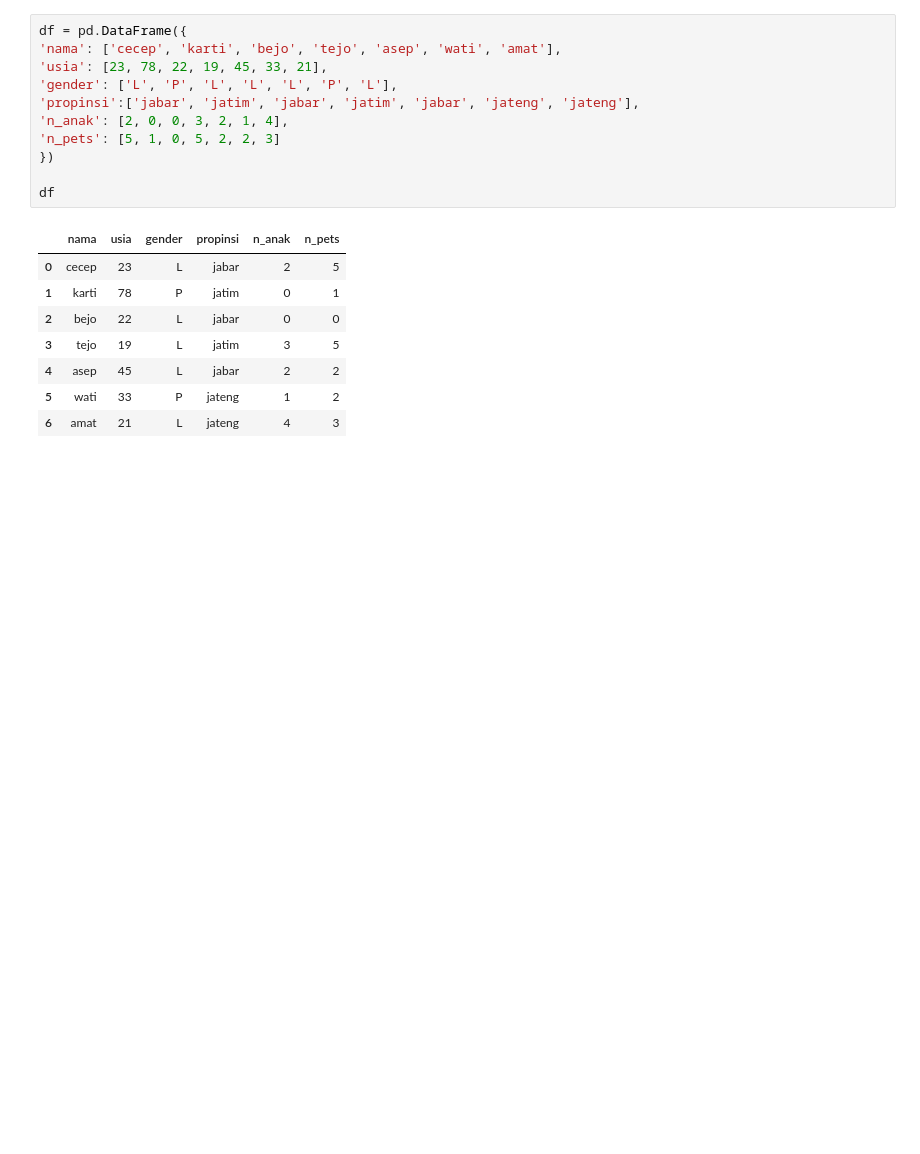
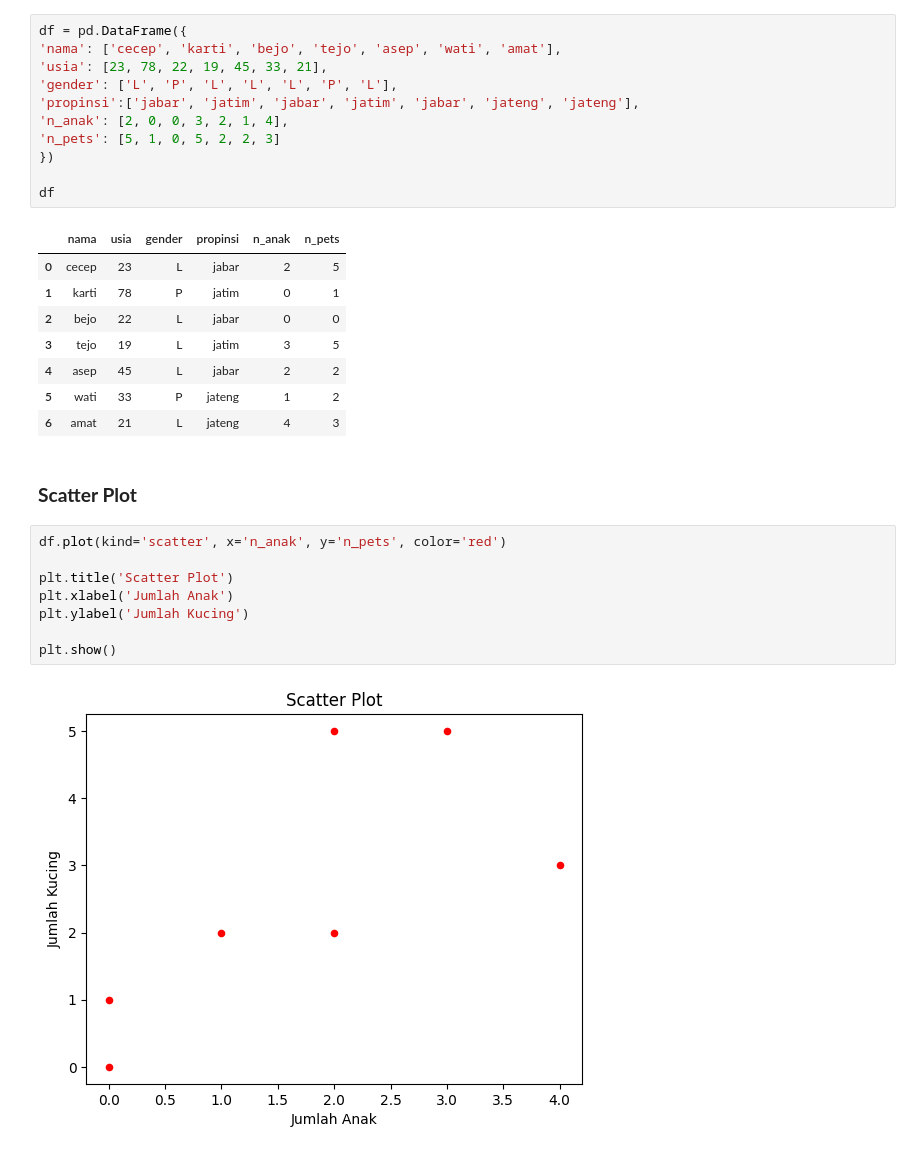
Before and after one commit to LatiefDataVisionary/matplotlib-with-indonesia-belajar, a Jupyter notebook: Matplotlib_20_|_Pandas_Data_Frame_dan_Matplotlib_|_Part_1.ipynb, the cells around one changed output. Drawn from its saved outputs; the diff is of its cells as text; blank space fills up the shorter version.

Commit message:
Scatter Plot

```diff
--- a/Matplotlib_20_|_Pandas_Data_Frame_dan_Matplotlib_|_Part_1.ipynb
+++ b/Matplotlib_20_|_Pandas_Data_Frame_dan_Matplotlib_|_Part_1.ipynb
@@ -34,3 +34,15 @@ df
 | 4 | asep | 45 | L | jabar | 2 | 2 |
 | 5 | wati | 33 | P | jateng | 1 | 2 |
 | 6 | amat | 21 | L | jateng | 4 | 3 |
+# %% [markdown]
+### **Scatter Plot**
+# %%
+df.plot(kind='scatter', x='n_anak', y='n_pets', color='red')
+
+plt.title('Scatter Plot')
+plt.xlabel('Jumlah Anak')
+plt.ylabel('Jumlah Kucing')
+
+plt.show()
+# %% [output]
+[figure, added]
```
Also changed, not shown: parts of 1 cell of this notebook.
